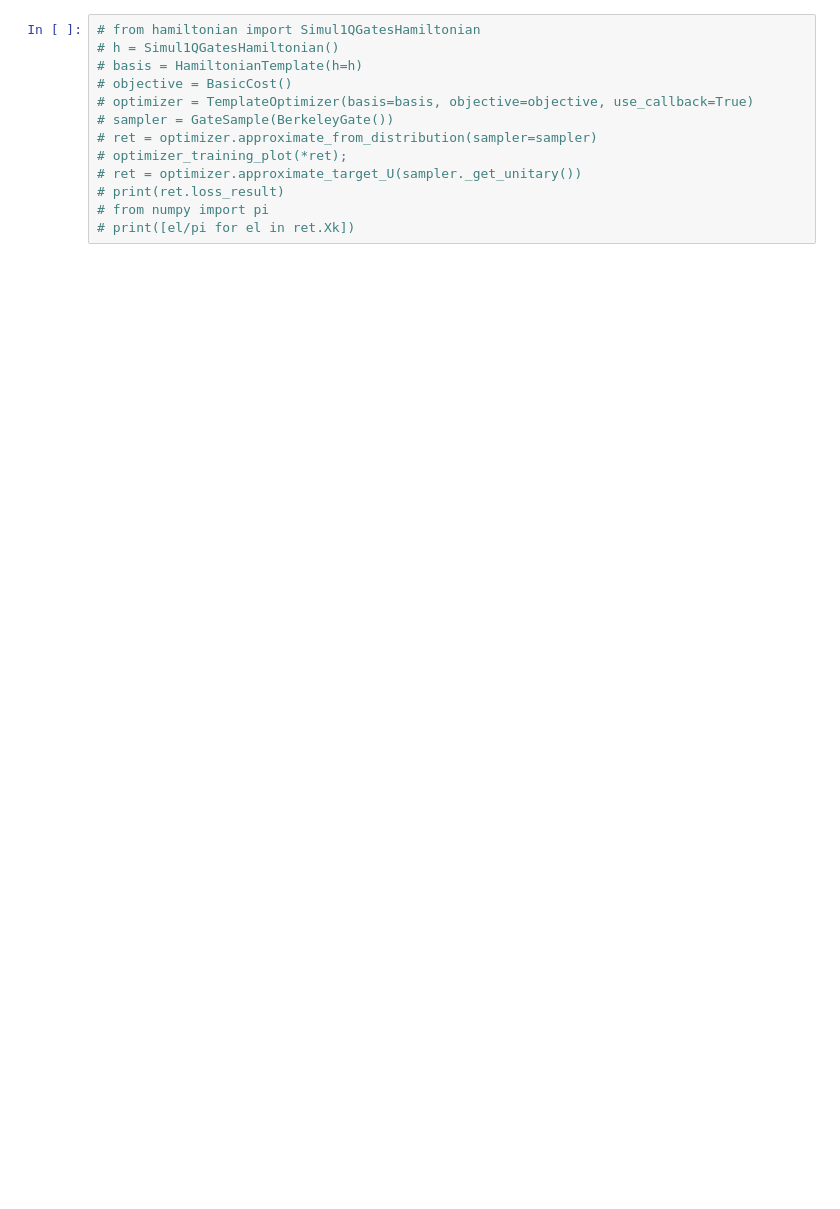
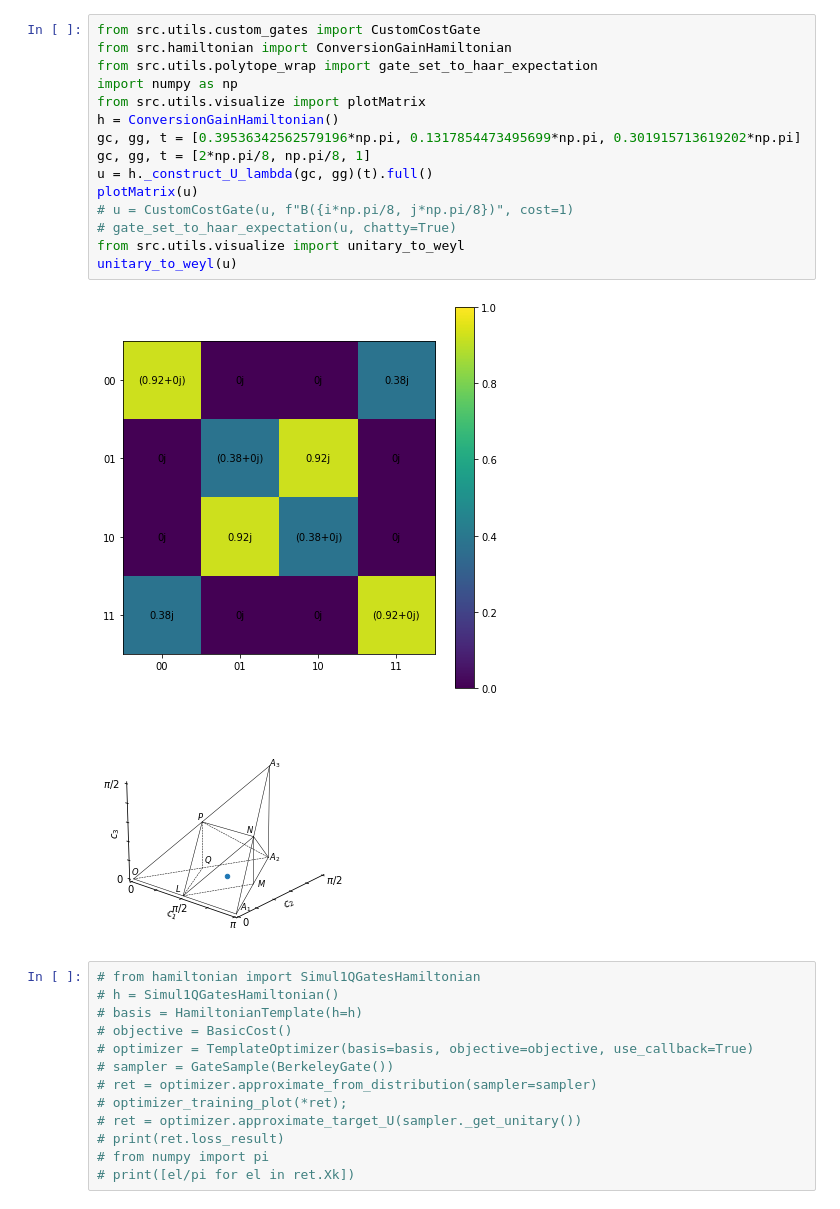
Before and after one commit to Pitt-JonesLab/slam_decomposition, a Jupyter notebook: src/scripts/hamiltonian_main.ipynb, the cells around one changed output. Drawn from its saved outputs; the diff is of its cells as text; blank space fills up the shorter version.

```diff
--- a/src/scripts/hamiltonian_main.ipynb
+++ b/src/scripts/hamiltonian_main.ipynb
@@ -28,3 +53,21 @@ print([el/pi for el in ret.Xk])
+# %%
+from src.utils.custom_gates import CustomCostGate
+from src.hamiltonian import ConversionGainHamiltonian
+from src.utils.polytope_wrap import gate_set_to_haar_expectation
+import numpy as np
+from src.utils.visualize import plotMatrix
+h = ConversionGainHamiltonian()
+gc, gg, t = [0.39536342562579196*np.pi, 0.1317854473495699*np.pi, 0.301915713619202*np.pi]
+gc, gg, t = [2*np.pi/8, np.pi/8, 1]
+u = h._construct_U_lambda(gc, gg)(t).full()
+plotMatrix(u)
+# u = CustomCostGate(u, f"B({i*np.pi/8, j*np.pi/8})", cost=1)
+# gate_set_to_haar_expectation(u, chatty=True)
+from src.utils.visualize import unitary_to_weyl
+unitary_to_weyl(u)
+# %% [output]
+[figure, added]
+[figure, added]
 # %%
 # from hamiltonian import Simul1QGatesHamiltonian
 # h = Simul1QGatesHamiltonian()
```
Also changed, not shown: parts of 3 cells of this notebook, 17 other files.
